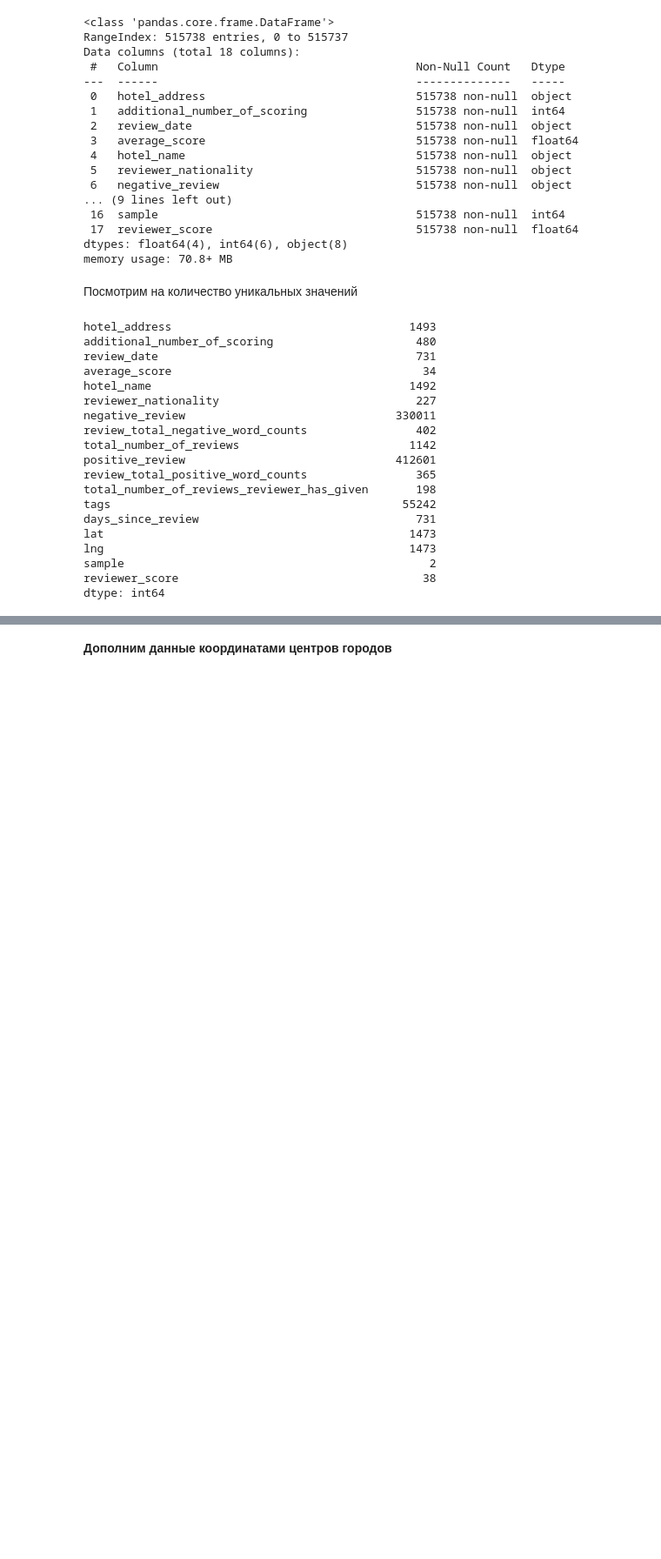
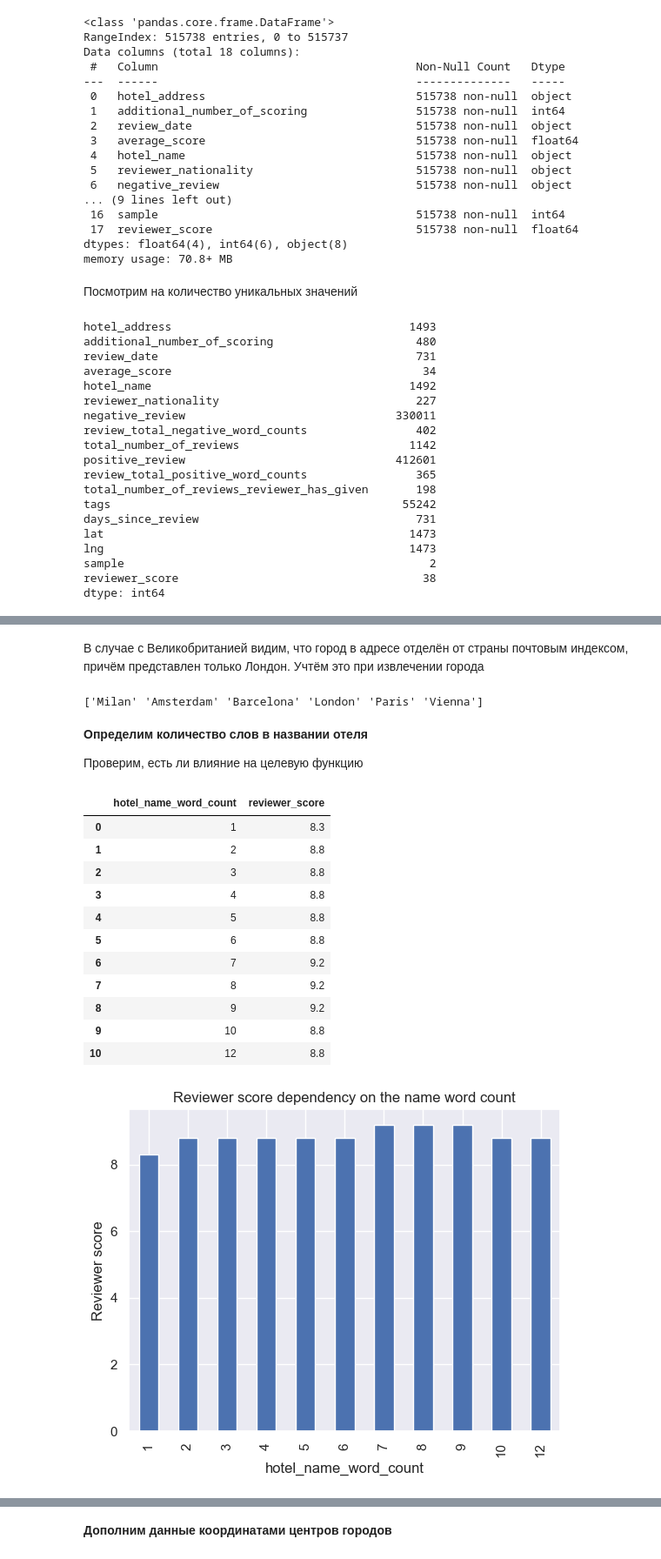
Before and after one commit to mvulf/sf_data_science, a Jupyter notebook: project_3/hotels-EDA_ML.ipynb, the cells around one changed output, grey strips where cells are left out. Shown at 87% size. Drawn from its saved outputs; the diff is of its cells as text; code cells hidden in the pictures; blank space fills up the shorter version.

```diff
--- a/project_3/hotels-EDA_ML.ipynb
+++ b/project_3/hotels-EDA_ML.ipynb
@@ -127,9 +131,9 @@ None
 | 1 | 130 134 Southampton Row Camden Lo... | 299 | 1/12/2017 | 8.3 | Mercure London Bloomsbury Hotel | United Kingdom | ... |
 # %%
 # Загрузим тестовые данные
-df_test = pd.read_csv('input/hotels_test.csv')
-display(df_test.info())
-df_test.head(2)
+df_predict = pd.read_csv('input/hotels_test.csv')
+display(df_predict.info())
+df_predict.head(2)
 # %% [output]
 <class 'pandas.core.frame.DataFrame'>
 RangeIndex: 128935 entries, 0 to 128934
@@ -176,13 +180,13 @@ None
 
 Объединение необходимо для совместной обработки двух датасетов
 # %%
-df_train['sample'] = 1 # пометили train
-df_test['sample'] = 0 # пометили test
+df_train_test['sample'] = 1 # пометили данные для train и test
+df_predict['sample'] = 0 # пометили данные для финального предсказания predict
 # в тесте у нас нет значения reviewer_score, мы его должны предсказать,
 # поэтому пока просто заполняем нулями
-df_test['reviewer_score'] = 0
+df_predict['reviewer_score'] = 0
 
 # Объединяем датасеты для работы
 # первым идёт df_test, чтобы индексация совпала с submition
-data = pd.concat([df_test, df_train]).reset_index(drop=True)
+data = pd.concat([df_predict, df_train_test]).reset_index(drop=True)
 # %% [markdown]
@@ -318,0 +408,6 @@ memory usage: 18.7+ MB
+# %%
+# Учтём двусловность United Kingdom
+data['hotel_country'] = data['hotel_address'].apply(lambda x:\
+    x.split()[-1] if x.split()[-1] != 'Kingdom' else ' '.join(x.split()[-2:]))
+print('Представленные в датасете страны:')
+print(data['hotel_country'].unique())
@@ -318,0 +439,39 @@ memory usage: 18.7+ MB
+# %% [markdown]
+В случае с Великобританией видим, что город в адресе отделён от страны почтовым индексом, причём представлен только Лондон. Учтём это при извлечении города
+# %%
+# Retrieve hotel city (consider United Kingdom)
+data['hotel_city'] = data.apply(lambda x: x['hotel_address'].split()[-5]
+    if x['hotel_country'] == 'United Kingdom' else x['hotel_address']\
+        .split()[-2], axis=1)
+print(data['hotel_city'].unique())
+# %% [output]
+['Milan' 'Amsterdam' 'Barcelona' 'London' 'Paris' 'Vienna']
+# %% [markdown]
+**Определим количество слов в названии отеля**
+
+Проверим, есть ли влияние на целевую функцию
+# %%
+# Создадим признак с количеством слов в имени
+data['hotel_name_word_count'] = data['hotel_name']\
+    .apply(lambda x: len(x.split(' ')))
+
+name_words_count = data.query('sample==1').groupby(
+    by='hotel_name_word_count')['reviewer_score'].median().reset_index()
+display(name_words_count)
+name_words_count.plot.bar(x='hotel_name_word_count',
+    y='reviewer_score', legend=False, ylabel='Reviewer score',
+    title='Reviewer score dependency on the name word count');
+# %% [output]
+|  | hotel_name_word_count | reviewer_score |
+| 0 | 1 | 8.3 |
+| 1 | 2 | 8.8 |
+| 2 | 3 | 8.8 |
+| 3 | 4 | 8.8 |
+| 4 | 5 | 8.8 |
+| 5 | 6 | 8.8 |
+| 6 | 7 | 9.2 |
+| 7 | 8 | 9.2 |
+| 8 | 9 | 9.2 |
+| 9 | 10 | 8.8 |
+| 10 | 12 | 8.8 |
+[figure, added]
```
Also changed, not shown: parts of 149 cells of this notebook, 3 other files.
